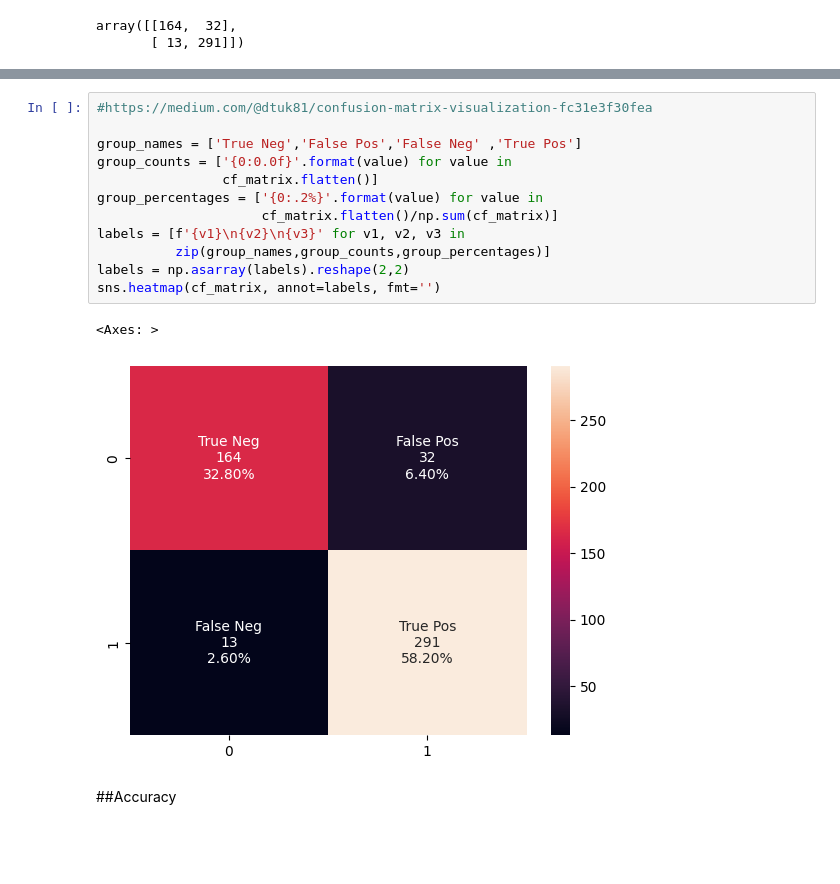
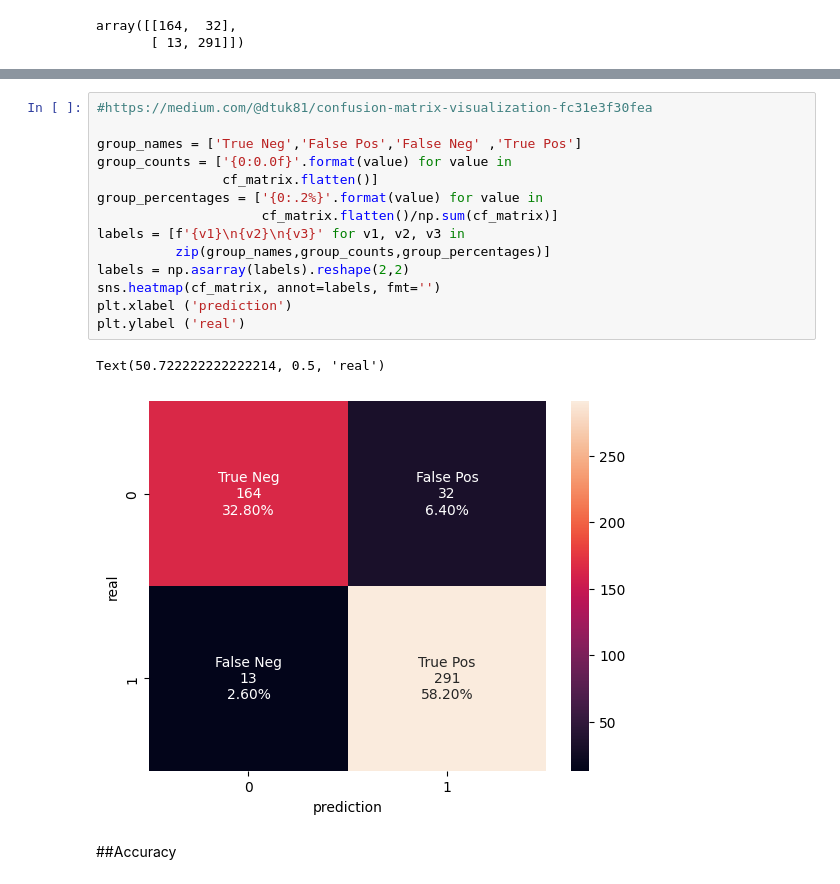
Before and after one commit to Metallicode/Math, a Jupyter notebook: Logistic_Regression_with_sklearn.ipynb, the cells around one changed output, grey strips where cells are left out. Drawn from its saved outputs; the diff is of its cells as text; blank space fills up the shorter version.

```diff
--- a/Logistic_Regression_with_sklearn.ipynb
+++ b/Logistic_Regression_with_sklearn.ipynb
@@ -288,18 +290,20 @@ sns.heatmap(cf_matrix, annot=True)
 # %%
 #https://medium.com/@dtuk81/confusion-matrix-visualization-fc31e3f30fea
 
 group_names = ['True Neg','False Pos','False Neg' ,'True Pos']
 group_counts = ['{0:0.0f}'.format(value) for value in
                 cf_matrix.flatten()]
 group_percentages = ['{0:.2%}'.format(value) for value in
                      cf_matrix.flatten()/np.sum(cf_matrix)]
 labels = [f'{v1}\n{v2}\n{v3}' for v1, v2, v3 in
           zip(group_names,group_counts,group_percentages)]
 labels = np.asarray(labels).reshape(2,2)
 sns.heatmap(cf_matrix, annot=labels, fmt='')
+plt.xlabel ('prediction')
+plt.ylabel ('real')
 # %% [output]
-<Axes: >
+Text(50.722222222222214, 0.5, 'real')
-[figure, old version]
+[figure, new version]
 # %% [markdown]
 ##Accuracy
 # %% [markdown]
```
Also changed, not shown: parts of 3 cells of this notebook.
